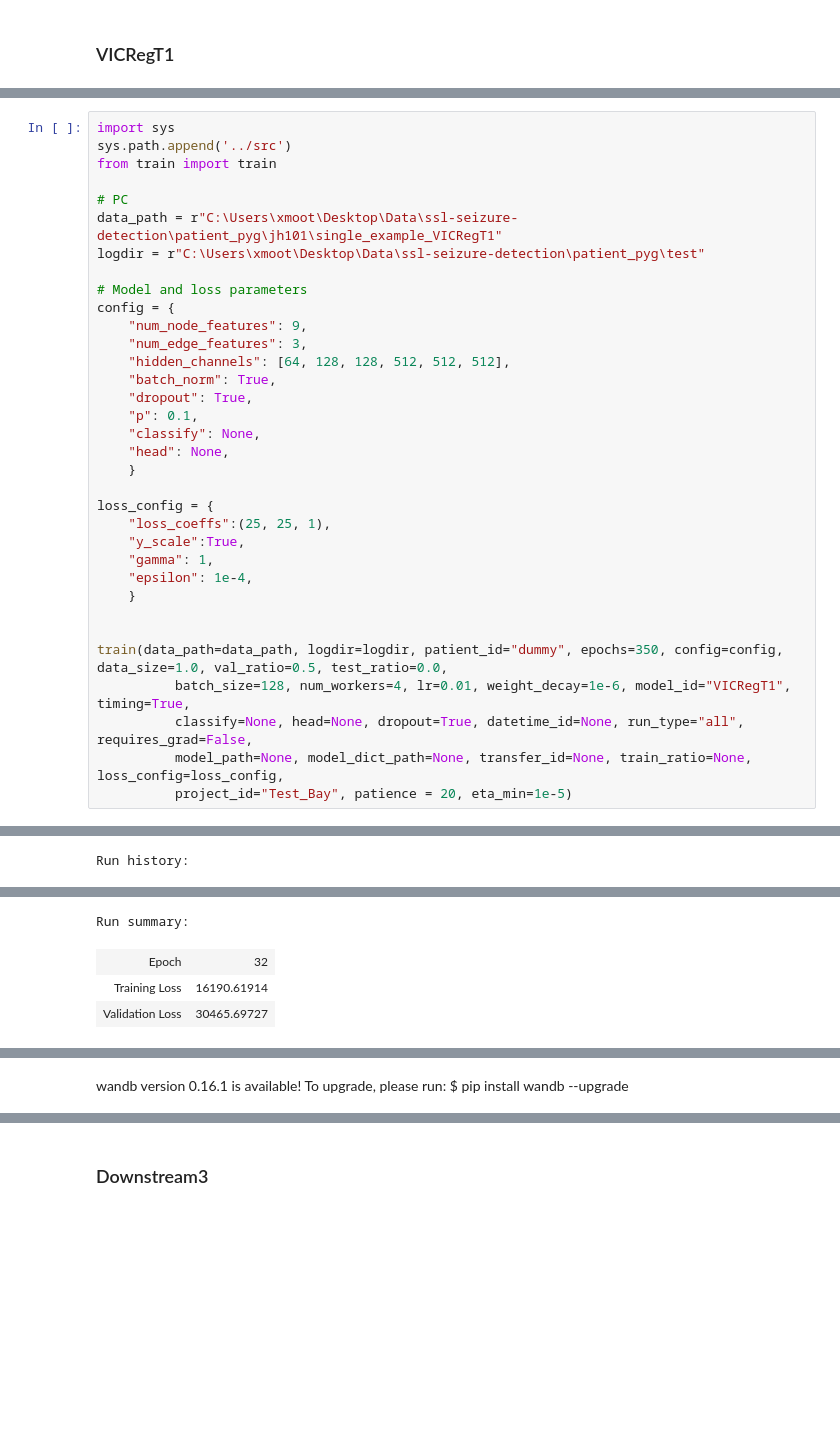
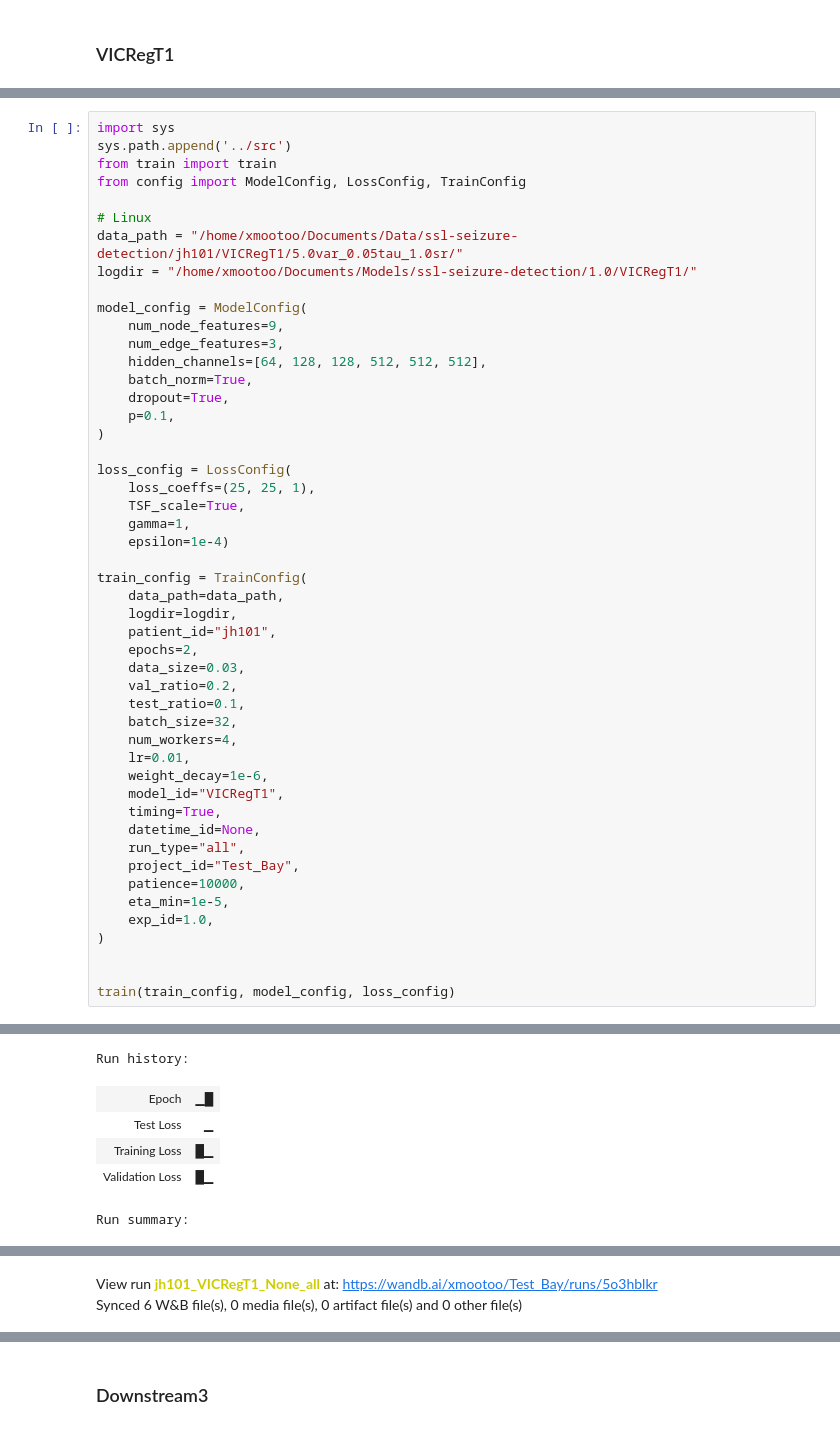
Before and after one commit to xmootoo/ssl-seizure-detection, a Jupyter notebook: notebooks/train.ipynb, the cells around one changed output, grey strips where cells are left out. Cells and saved outputs as stored; diff of their text form; blank space fills up the shorter version.

Commit message:
Reformatted training, model, loss from dict -> BaseModel config from pydantic.

```diff
--- a/notebooks/train.ipynb
+++ b/notebooks/train.ipynb
@@ -382,34 +358,49 @@ print(type(run2[0]))
 import sys
 sys.path.append('../src')
 from train import train
+from config import ModelConfig, LossConfig, TrainConfig
 
-# PC
-data_path = r"C:\Users\xmoot\Desktop\Data\ssl-seizure-detection\patient_pyg\jh101\single_example_VICRegT1"
-logdir = r"C:\Users\xmoot\Desktop\Data\ssl-seizure-detection\patient_pyg\test"
+# Linux
+data_path = "/home/xmootoo/Documents/Data/ssl-seizure-detection/jh101/VICRegT1/5.0var_0.05tau_1.0sr/"
+logdir = "/home/xmootoo/Documents/Models/ssl-seizure-detection/1.0/VICRegT1/"
 
-# Model and loss parameters
-config = {
-    "num_node_features": 9,
-    "num_edge_features": 3,
-    "hidden_channels": [64, 128, 128, 512, 512, 512],
-    "batch_norm": True,
-    "dropout": True,
-    "p": 0.1,
-    "classify": None,
-    "head": None,
-    }
+model_config = ModelConfig(
+    num_node_features=9,
+    num_edge_features=3,
+    hidden_channels=[64, 128, 128, 512, 512, 512],
+    batch_norm=True,
+    dropout=True,
+    p=0.1,
+)
 
-loss_config = {
-    "loss_coeffs":(25, 25, 1),
-    "y_scale":True,
-    "gamma": 1,
-    "epsilon": 1e-4,
-    }
+loss_config = LossConfig(
+    loss_coeffs=(25, 25, 1),
+    TSF_scale=True,
+    gamma=1,
+    epsilon=1e-4)
+
+train_config = TrainConfig(
+    data_path=data_path,
+    logdir=logdir,
+    patient_id="jh101",
+    epochs=2,
+    data_size=0.03,
+    val_ratio=0.2,
+    test_ratio=0.1,
+    batch_size=32,
+    num_workers=4,
+    lr=0.01,
+    weight_decay=1e-6,
+    model_id="VICRegT1",
+    timing=True,
+    datetime_id=None,
+    run_type="all",
+    project_id="Test_Bay",
+    patience=10000,
+    eta_min=1e-5,
+    exp_id=1.0,
+)
 
 
-train(data_path=data_path, logdir=logdir, patient_id="dummy", epochs=350, config=config, data_size=1.0, val_ratio=0.5, test_ratio=0.0,
-          batch_size=128, num_workers=4, lr=0.01, weight_decay=1e-6, model_id="VICRegT1", timing=True,
-          classify=None, head=None, dropout=True, datetime_id=None, run_type="all", requires_grad=False,
-          model_path=None, model_dict_path=None, transfer_id=None, train_ratio=None, loss_config=loss_config,
-          project_id="Test_Bay", patience = 20, eta_min=1e-5)
+train(train_config, model_config, loss_config)
 # %% [output]
@@ -418 +410,0 @@ Waiting for W&B process to finish... (success).
-Run history:
@@ -422,4 +410,0 @@ Run history:
-Run summary:
-| Epoch | 32 |
-| Training Loss | 16190.61914 |
-| Validation Loss | 30465.69727 |
@@ -429,0 +432,6 @@ Successfully finished last run (ID:vh6wb4st). Initializing new run:
+Run history:
+| Epoch | ▁█ |
+| Test Loss | ▁ |
+| Training Loss | █▁ |
+| Validation Loss | █▁ |
+Run summary:
@@ -430 +442,2 @@ Successfully finished last run (ID:vh6wb4st). Initializing new run:
-wandb version 0.16.1 is available! To upgrade, please run: $ pip install wandb --upgrade
+View run jh101_VICRegT1_None_all at: https://wandb.ai/xmootoo/Test_Bay/runs/5o3hblkr
+Synced 6 W&B file(s), 0 media file(s), 0 artifact file(s) and 0 other file(s)
```
Also changed, not shown: parts of 5 cells of this notebook, 8 other files.
